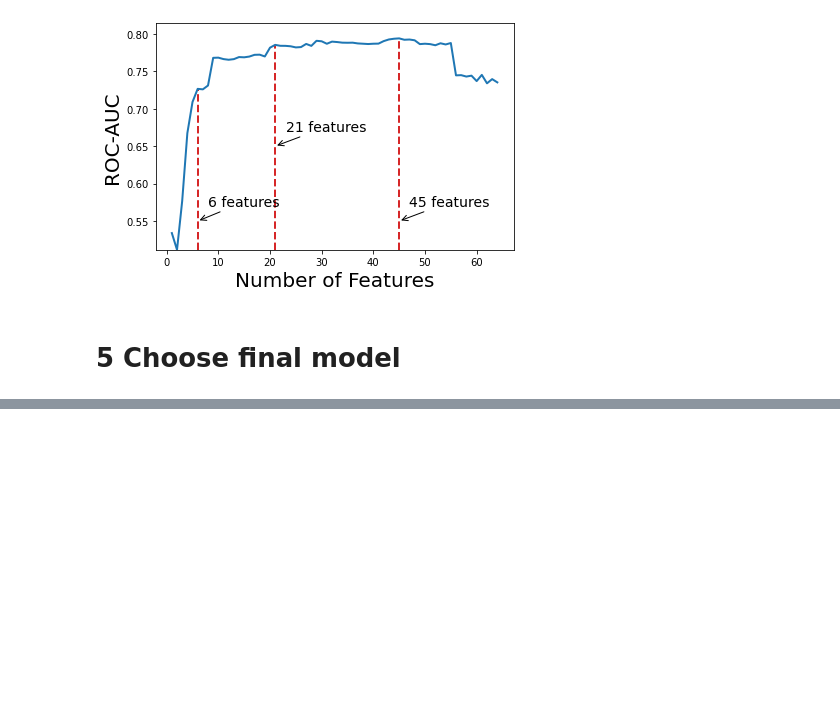
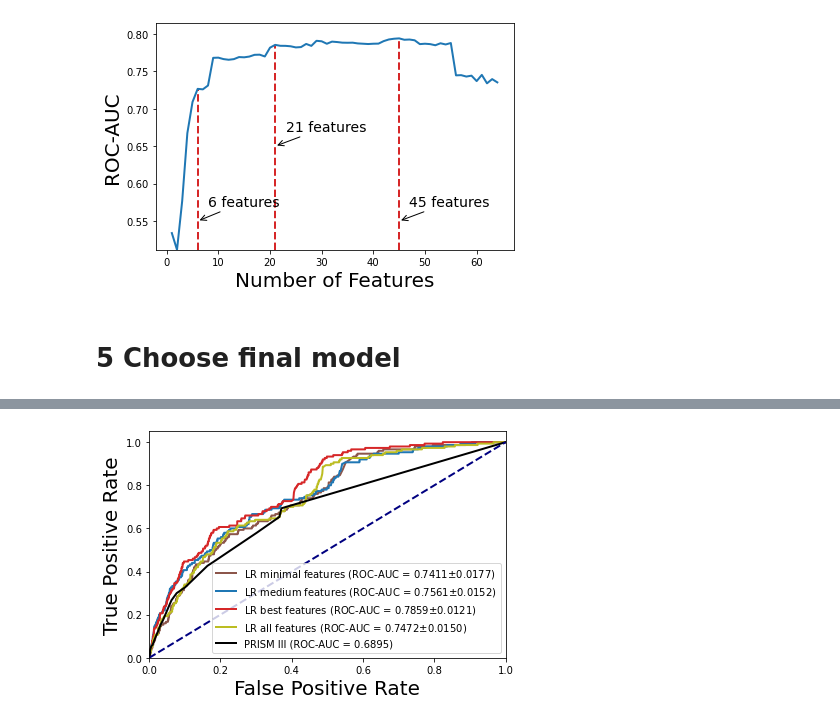
Before and after one commit to hsd1503/PIC_mortality, a Jupyter notebook: run_exp.ipynb, the cells around one changed output, grey strips where cells are left out. Drawn from its saved outputs; the diff is of its cells as text; code cells hidden in the pictures; blank space fills up the shorter version.

```diff
--- a/run_exp.ipynb
+++ b/run_exp.ipynb
@@ -331,0 +241,86 @@ Probability = sigmoid(-0.0004*age_month + 0.0024*lab_5237_min + 0.0399*lab_5227_
+# %%
+def bootstrap_LR(X, Y, X_test, y_test, x_cols, n=20, r=0.9, print_model=False):
+    auroc_list = []
+    auprc_list = []
+    m = LR(class_weight='balanced')
+    m.fit(X, y)
+    if print_model:
+        print_lr_model(m, x_cols)
+    y_pred = m.predict_proba(X_test)[:,1]
+    final_res_all = my_eval(y_test, y_pred)
+    for i in range(n):
+        n_samples = X_test.shape[0]
+        random_indices = np.random.choice(n_samples, int(r*n_samples), replace=True)
+        X_test_sub = X_test[random_indices]
+        y_test_sub = y_test[random_indices]
+        y_pred_sub = m.predict_proba(X_test_sub)[:,1]
+        final_res = my_eval(y_test_sub, y_pred_sub)
+        auroc_list.append(final_res['auroc'])
+        auprc_list.append(final_res['auprc'])
+    final_res_all['auroc_std'] = np.std(auroc_list)
+    final_res_all['auprc_std'] = np.std(auprc_list)
+    return final_res_all
+
+topK = 45 # Set by experiment
+topK1 = 6 # Set by experiment
+topK2 = 21 # Set by experiment
+
+df_imp = pd.read_csv('importance_scores.csv') # uncomment if you already computed the importance_scores
+
+print('Final model ...')
+
+x_cols = list(df_imp[:topK].col.values)
+print('Best features: {}'.format(topK))
+x_cols1 = list(df_imp[:topK1].col.values)
+print('Minimal features: {}'.format(topK1))
+x_cols2 = list(df_imp[:topK2].col.values)
+print('Medium features: {}'.format(topK2))
+
+X, X_test = median_imputation(df[x_cols].values, df_test[x_cols].values) # imputation
+X1, X_test1 = median_imputation(df[x_cols1].values, df_test[x_cols1].values) # imputation
+X2, X_test2 = median_imputation(df[x_cols2].values, df_test[x_cols2].values) # imputation
+X_all, X_test_all = median_imputation(df[x_cols_all].values, df_test[x_cols_all].values) # imputation
+
+final_res_lr1 = bootstrap_LR(X1, y, X_test1, y_test, x_cols1, print_model=True) # LR minimal
+final_res_lr2 = bootstrap_LR(X2, y, X_test2, y_test, x_cols2) # LR medium
+final_res_lr = bootstrap_LR(X, y, X_test, y_test, x_cols) # LR best
+final_res_lr_all = bootstrap_LR(X_all, y, X_test_all, y_test, x_cols_all) # LR best
+
+# baseline prism_iii
+y_pred_prism_iii = prism_iii(df_test)
+final_res_prism_iii = my_eval(y_test, y_pred_prism_iii)
+
+# plot
+plt.figure(figsize=(6,4))
+lw = 2
+plt.plot(final_res_lr1['fpr'], final_res_lr1['tpr'], color='tab:brown', lw=lw, label='LR minimal features (ROC-AUC = {0:0.4f}$\pm${1:0.4f})'.format(final_res_lr1['auroc'], final_res_lr1['auroc_std']))
+plt.plot(final_res_lr2['fpr'], final_res_lr2['tpr'], color='tab:blue', lw=lw, label='LR medium features (ROC-AUC = {0:0.4f}$\pm${1:0.4f})'.format(final_res_lr2['auroc'], final_res_lr2['auroc_std']))
+plt.plot(final_res_lr['fpr'], final_res_lr['tpr'], color='tab:red', lw=lw, label='LR best features (ROC-AUC = {0:0.4f}$\pm${1:0.4f})'.format(final_res_lr['auroc'], final_res_lr['auroc_std']))
+plt.plot(final_res_lr_all['fpr'], final_res_lr_all['tpr'], color='tab:olive', lw=lw, label='LR all features (ROC-AUC = {0:0.4f}$\pm${1:0.4f})'.format(final_res_lr_all['auroc'], final_res_lr_all['auroc_std']))
+plt.plot(final_res_prism_iii['fpr'], final_res_prism_iii['tpr'], color='k', lw=lw, label='PRISM III (ROC-AUC = %0.4f)' % final_res_prism_iii['auroc'])
+plt.plot([0, 1], [0, 1], color='navy', lw=lw, linestyle='--')
+plt.xlim([0.0, 1.0])
+plt.ylim([0.0, 1.05])
+plt.xlabel('False Positive Rate', fontsize=20)
+plt.ylabel('True Positive Rate', fontsize=20)
+plt.legend(loc="lower right", fontsize=10)
+plt.tight_layout()
+plt.savefig('img/roc.pdf')
+
+
+# plot
+plt.figure(figsize=(6,4))
+lw = 2
+plt.plot(final_res_lr1['recall'], final_res_lr1['precision'], color='tab:brown', lw=lw, label='LR minimal features (PR-AUC = {0:0.4f}$\pm${1:0.4f})'.format(final_res_lr1['auprc'], final_res_lr1['auprc_std']))
+plt.plot(final_res_lr2['recall'], final_res_lr2['precision'], color='tab:blue', lw=lw, label='LR medium features (PR-AUC = {0:0.4f}$\pm${1:0.4f})'.format(final_res_lr2['auprc'], final_res_lr2['auprc_std']))
+plt.plot(final_res_lr['recall'], final_res_lr['precision'], color='tab:red', lw=lw, label='LR best features (PR-AUC = {0:0.4f}$\pm${1:0.4f})'.format(final_res_lr['auprc'], final_res_lr['auprc_std']))
+plt.plot(final_res_lr_all['recall'], final_res_lr_all['precision'], color='tab:olive', lw=lw, label='LR all features (PR-AUC = {0:0.4f}$\pm${1:0.4f})'.format(final_res_lr_all['auprc'], final_res_lr_all['auprc_std']))
+plt.plot(final_res_prism_iii['recall'], final_res_prism_iii['precision'], color='k', lw=lw, label='PRISM III (PR-AUC = %0.4f)' % final_res_prism_iii['auprc'])
+plt.xlim([0.0, 1.0])
+plt.ylim([0.0, 1.05])
+plt.xlabel('Recall', fontsize=20)
+plt.ylabel('Precision', fontsize=20)
+plt.legend(loc="top right", fontsize=10)
+plt.tight_layout()
+plt.savefig('img/pr.pdf')
+# %% [output]
@@ -331,0 +332 @@ Probability = sigmoid(-0.0004*age_month + 0.0024*lab_5237_min + 0.0399*lab_5227_
+[figure, added]
```
Also changed, not shown: parts of 2 cells of this notebook, 2 other files.
